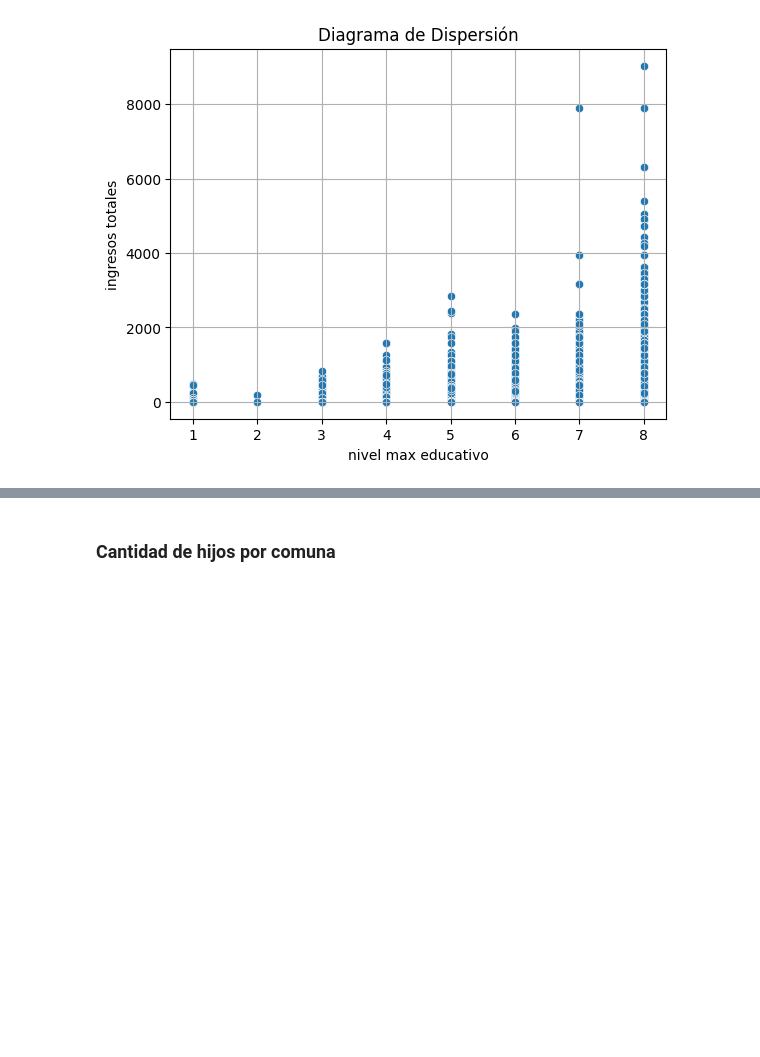
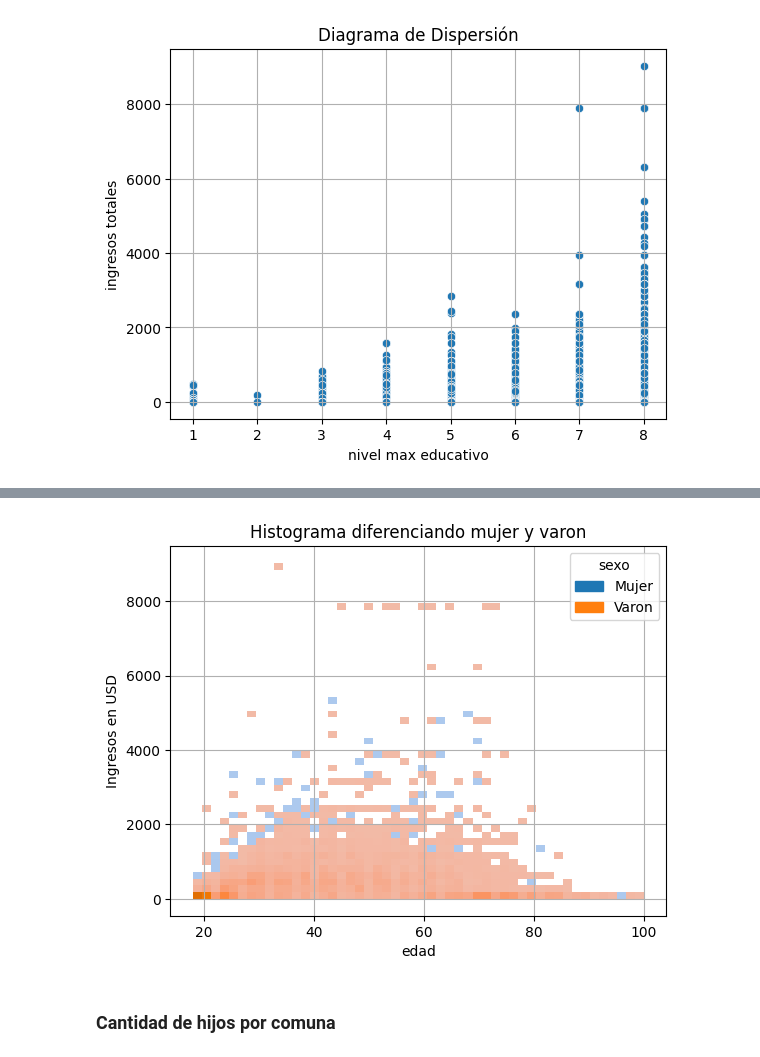
Before and after one commit to caucot/Dataset, a Jupyter notebook: Segunda Entrega/2da-preentrega-grupo8.ipynb, the cells around one changed output, grey strips where cells are left out. Saved outputs shown, nothing was run; the diff lists cells and outputs as text; code cells hidden in the pictures; blank space fills up the shorter version.

```diff
--- a/Segunda Entrega/2da-preentrega-grupo8.ipynb
+++ b/Segunda Entrega/2da-preentrega-grupo8.ipynb
@@ -1981,3 +1993,13 @@ plt.show()
+# %%
+sns.histplot(data=datoslab, x="edad", hue="sexo", y='ingreso_total_lab_USD', bins=50 , element="step")
+plt.xlabel('edad')
+plt.ylabel('Ingresos en USD')
+plt.title('Histograma diferenciando mujer y varon')
+plt.grid(True)  # Mostrar rejilla
+
+plt.show()
+# %% [output]
+[figure, added]
 # %% [markdown]
 ### Cantidad de hijos por comuna
 # %%
```
Also changed, not shown: parts of 2 cells of this notebook.
